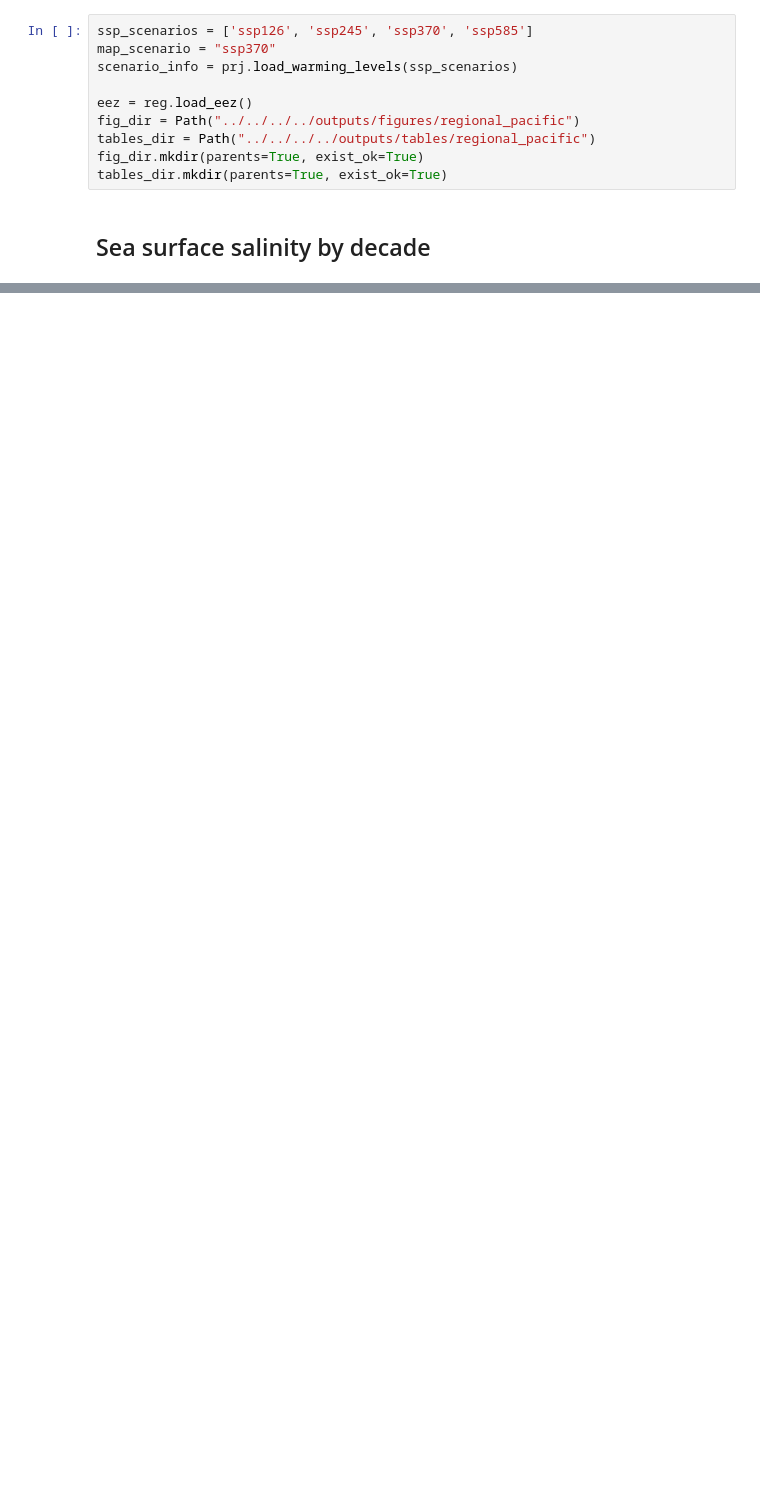
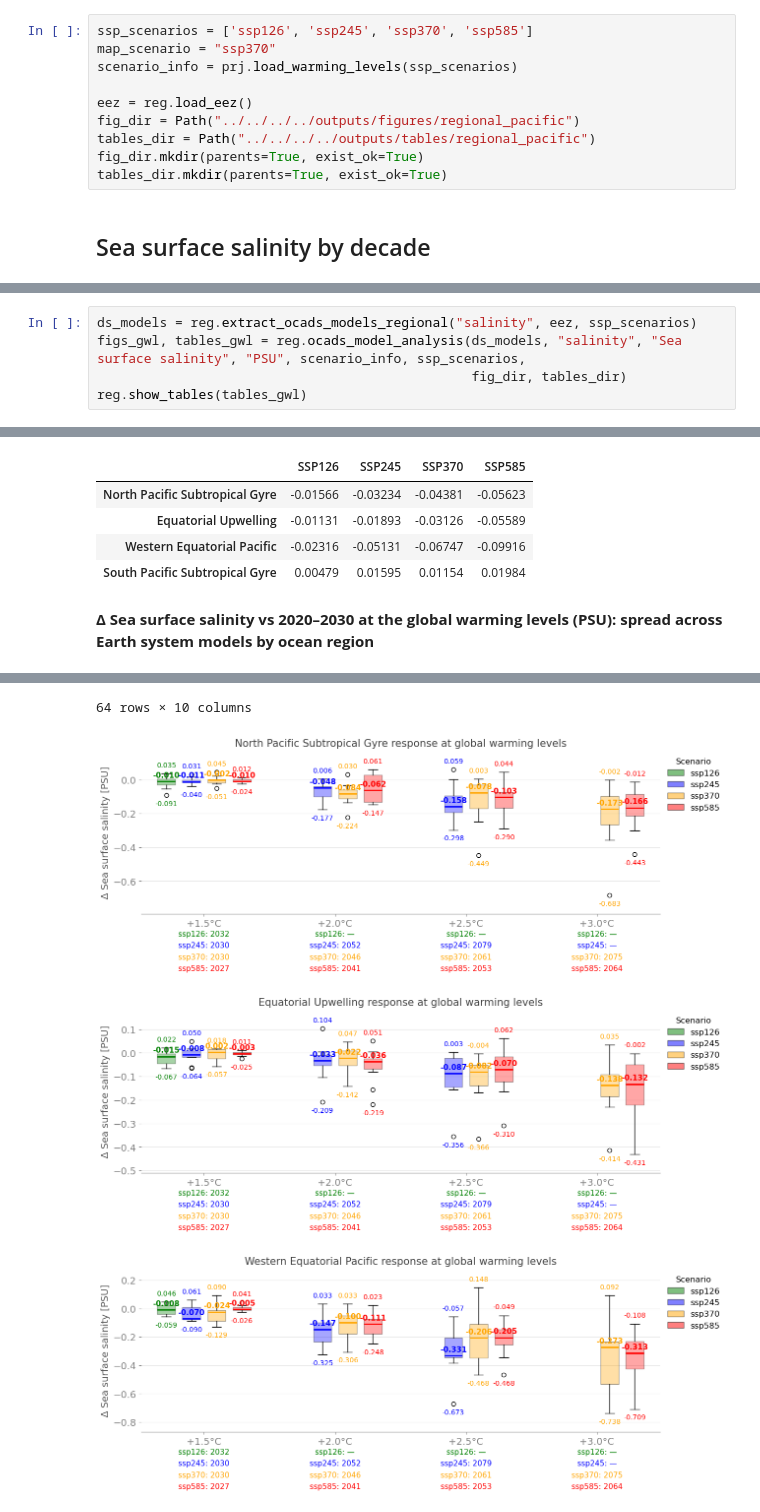
Before and after one commit to lauracagigal/CIndRA, a Jupyter notebook: notebooks/projections/Regional/biochemistry/c_salinity.ipynb, the cells around one changed output, grey strips where cells are left out. Drawn from its saved outputs; the diff is of its cells as text; blank space fills up the shorter version.

```diff
--- a/notebooks/projections/Regional/biochemistry/c_salinity.ipynb
+++ b/notebooks/projections/Regional/biochemistry/c_salinity.ipynb
@@ -89,0 +102,6 @@ tables["regions"]
+# %%
+ds_models = reg.extract_ocads_models_regional("salinity", eez, ssp_scenarios)
+figs_gwl, tables_gwl = reg.ocads_model_analysis(ds_models, "salinity", "Sea surface salinity", "PSU", scenario_info, ssp_scenarios,
+                                                fig_dir, tables_dir)
+reg.show_tables(tables_gwl)
+# %% [output]
@@ -89,0 +109,6 @@ tables["regions"]
+|  | SSP126 | SSP245 | SSP370 | SSP585 |
+| North Pacific Subtropical Gyre | -0.01566 | -0.03234 | -0.04381 | -0.05623 |
+| Equatorial Upwelling | -0.01131 | -0.01893 | -0.03126 | -0.05589 |
+| Western Equatorial Pacific | -0.02316 | -0.05131 | -0.06747 | -0.09916 |
+| South Pacific Subtropical Gyre | 0.00479 | 0.01595 | 0.01154 | 0.01984 |
+**Δ Sea surface salinity vs 2020–2030 at the global warming levels (PSU): spread across Earth system models by ocean region**
@@ -89,0 +127,4 @@ tables["regions"]
+64 rows × 10 columns
+[figure, added]
+[figure, added]
+[figure, added]
```
Also changed, not shown: parts of 5 cells of this notebook, 33 other files.
